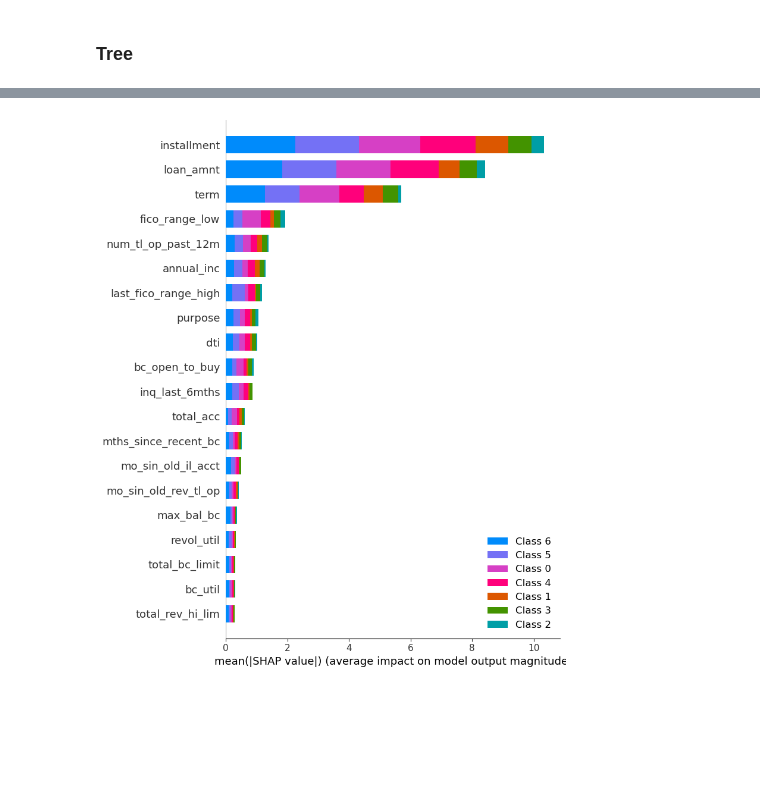
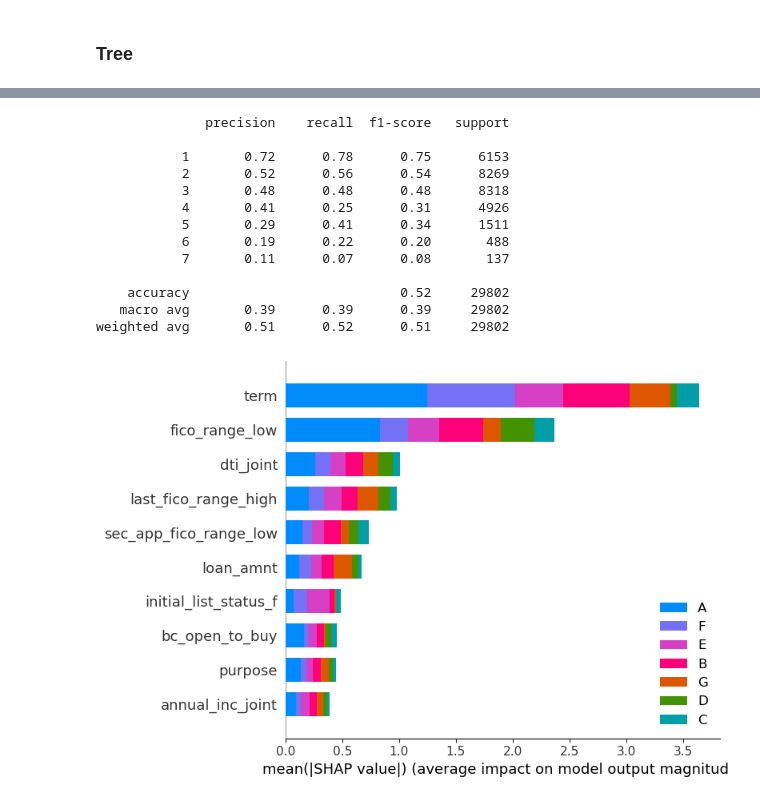
Before and after one commit to gediminas-skvarnavicius/lending-club, a Jupyter notebook: model_2_grade.ipynb, the cells around one changed output, grey strips where cells are left out. Cells and saved outputs as stored; diff of their text form; code cells hidden in the pictures; blank space fills up the shorter version.

Commit message:
Grade models tuned and validated

```diff
--- a/model_2_grade.ipynb
+++ b/model_2_grade.ipynb
@@ -52,8 +52,8 @@ data_val_joint=dmf.remove_poor_features_joint(data_val_joint)
 # %%
 data_train_single=feats.date_features(data_train_single,'issue_d')
 data_val_single=feats.date_features(data_val_single,'issue_d')
-data_train_joint=feats.date_features(data_train_joint,'issue_d')
-data_val_joint=feats.date_features(data_val_joint,'issue_d')
+data_train_joint=feats.date_features_joint(data_train_joint,'issue_d')
+data_val_joint=feats.date_features_joint(data_val_joint,'issue_d')
 # %%
 data_train_single=dmf.label_target_grades(data_train_single,)
 data_val_single=dmf.label_target_grades(data_val_single,)
@@ -266,0 +433,2 @@ weighted avg       0.81      0.80      0.80    401154
+# %%
+cols_to_drop_space_joint=joblib.load('temp/cols_to_drop_joint.joblib')
@@ -266,0 +476,2 @@ weighted avg       0.81      0.80      0.80    401154
+# %%
+joint_grade_classifier=joblib.load("temp/tuned_joint_grade.joblib")
@@ -266,0 +501,19 @@ weighted avg       0.81      0.80      0.80    401154
+# %%
+joint_grade_classifier.pipeline['model'].set_params(**{'num_threads':12})
+joint_grade_classifier.pipeline.fit(X_train_joint,y_train_joint)
+preds_joint_grade=joint_grade_classifier.pipeline.predict(X_val_joint)
+print(classification_report(y_val_joint,preds_joint_grade))
+# %% [output]
+              precision    recall  f1-score   support
+
+           1       0.72      0.78      0.75      6153
+           2       0.52      0.56      0.54      8269
+           3       0.48      0.48      0.48      8318
+           4       0.41      0.25      0.31      4926
+           5       0.29      0.41      0.34      1511
+           6       0.19      0.22      0.20       488
+           7       0.11      0.07      0.08       137
+
+    accuracy                           0.52     29802
+   macro avg       0.39      0.39      0.39     29802
+weighted avg       0.51      0.52      0.51     29802
@@ -267,22 +522,31 @@ weighted avg       0.81      0.80      0.80    401154
 # %%
-names = models.models['lgbm_grade_single'].pipeline["preprocess"].transform(X_val_single.sample(1000, seed=1)).columns
-explainer_tree = shap.TreeExplainer(
-    models.models['lgbm_grade_single'].pipeline["model"],
-    data=models.models['lgbm_grade_single'].pipeline["preprocess"]
-    .transform((X_val_single.sample(1000, seed=1)))
+names_joint_grade = (
+    joint_grade_classifier.pipeline["preprocess"]
+    .transform(X_val_joint.sample(500, seed=1))
+    .columns
+)
+explainer_joint_grade = shap.TreeExplainer(
+    joint_grade_classifier.pipeline["model"],
+    data=joint_grade_classifier.pipeline["preprocess"]
+    .transform((X_val_joint.sample(500, seed=1)))
     .to_numpy(),
-    # model_output="probability",
+    model_output="raw",
 )
 
-shap_values = explainer_tree.shap_values(
-    models.models['lgbm_grade_single'].pipeline["preprocess"].transform(X_val_single.sample(1000, seed=1)).to_numpy()
+shap_values_joint_grade = explainer_joint_grade.shap_values(
+    joint_grade_classifier.pipeline["preprocess"]
+    .transform(X_val_joint.sample(500, seed=1))
+    .to_numpy()
 )
 
 shap.summary_plot(
-    shap_values,
-    models.models['lgbm_grade_single'].pipeline["preprocess"].transform(X_val_single.sample(10000, seed=1)).to_numpy(),
-    feature_names=names,
-    max_display=20,
+    shap_values_joint_grade,
+    joint_grade_classifier.pipeline["preprocess"]
+    .transform(X_val_joint.sample(10000, seed=1))
+    .to_numpy(),
+    feature_names=names_joint_grade,
+    class_names={0: "A", 1: "B", 2: "C", 3: "D", 4: "E", 5: "F", 6: "G"},
+    max_display=10,
 )
 # %% [output]
-[figure, old version]
+[figure, new version]
```
Also changed, not shown: parts of 28 cells of this notebook, 10 other files.
